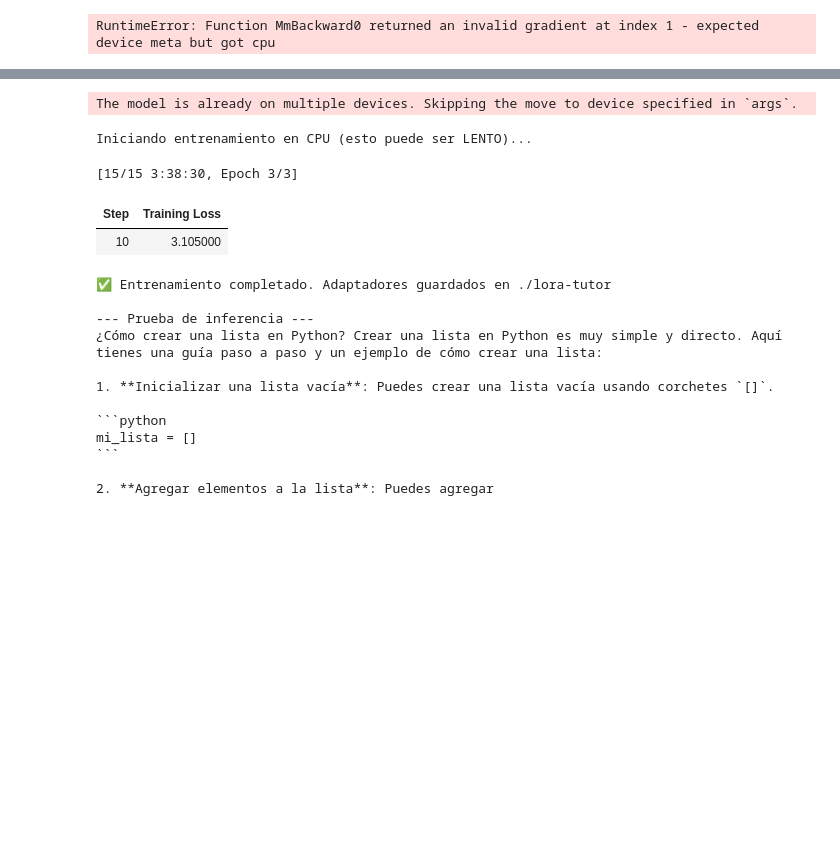
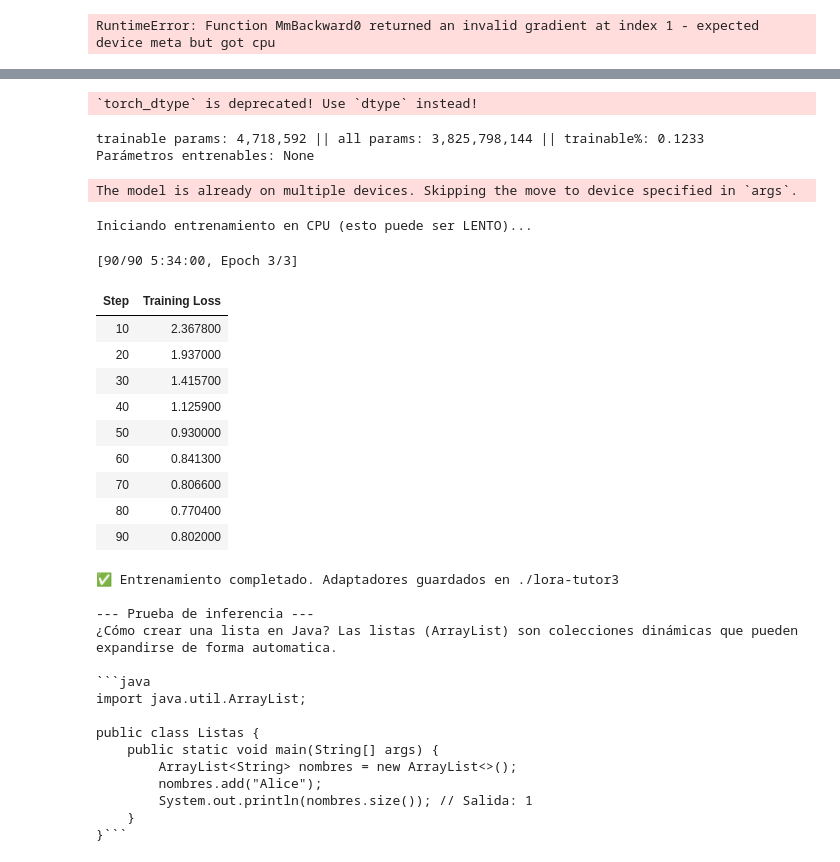
Before and after one commit to ElYizuz123/AI-Homework, a Jupyter notebook: Programas/Apuntes/Fine-tunning/Fine-tunning.ipynb, the cells around one changed output, grey strips where cells are left out. Cells and saved outputs as stored; diff of their text form; code cells hidden in the pictures; blank space fills up the shorter version.

Commit message:
Fine tunning progr tutor

````diff
--- a/Programas/Apuntes/Fine-tunning/Fine-tunning.ipynb
+++ b/Programas/Apuntes/Fine-tunning/Fine-tunning.ipynb
@@ -93,7 +93,7 @@ import torch
 # -----------------------------
 # 1. Cargar dataset
 # -----------------------------
-dataset = load_dataset("json", data_files="tutor_dataset.jsonl")
+dataset = load_dataset("json", data_files="tutor_dataset2.jsonl")
 
 # -----------------------------
 # 2. Cargar modelo base (CPU optimizado)
@@ -150,7 +150,7 @@ tokenized = dataset.map(
 # 5. Entrenamiento (configuración para CPU)
 # -----------------------------
 training_args = TrainingArguments(
-    output_dir="./lora-tutor",
+    output_dir="./lora-tutor3",
     per_device_train_batch_size=2,      # Phi-3.5 es más pequeño, podemos usar batch_size=2
     gradient_accumulation_steps=8,
     logging_steps=10,
@@ -180,16 +180,16 @@ trainer.train()
 # -----------------------------
 # 6. Guardar adaptadores LoRA
 # -----------------------------
-model.save_pretrained("./lora-tutor")
-tokenizer.save_pretrained("./lora-tutor")
-print("✅ Entrenamiento completado. Adaptadores guardados en ./lora-tutor")
+model.save_pretrained("./lora-tutor3")
+tokenizer.save_pretrained("./lora-tutor3")
+print("✅ Entrenamiento completado. Adaptadores guardados en ./lora-tutor3")
 
 # -----------------------------
 # 7. Ejemplo de inferencia (opcional)
 # -----------------------------
 print("\n--- Prueba de inferencia ---")
 model.eval()
-test_prompt = "<|user|>\n¿Cómo crear una lista en Python?<|end|>\n<|assistant|>\n"
+test_prompt = "<|user|>\n¿Cómo crear una lista en Java?<|end|>\n<|assistant|>\n"
 inputs = tokenizer(test_prompt, return_tensors="pt")
 
 with torch.no_grad():
@@ -208,20 +210,34 @@ Parámetros entrenables: None
-The model is already on multiple devices. Skipping the move to device specified in `args`.
+`torch_dtype` is deprecated! Use `dtype` instead!
-Iniciando entrenamiento en CPU (esto puede ser LENTO)...
+trainable params: 4,718,592 || all params: 3,825,798,144 || trainable%: 0.1233
+Parámetros entrenables: None
-[15/15 3:38:30, Epoch 3/3]
+The model is already on multiple devices. Skipping the move to device specified in `args`.
+Iniciando entrenamiento en CPU (esto puede ser LENTO)...
+[90/90 5:34:00, Epoch 3/3]
 | Step | Training Loss |
-| 10 | 3.105000 |
+| 10 | 2.367800 |
+| 20 | 1.937000 |
+| 30 | 1.415700 |
+| 40 | 1.125900 |
+| 50 | 0.930000 |
+| 60 | 0.841300 |
+| 70 | 0.806600 |
+| 80 | 0.770400 |
+| 90 | 0.802000 |
-✅ Entrenamiento completado. Adaptadores guardados en ./lora-tutor
-
---- Prueba de inferencia ---
-¿Cómo crear una lista en Python? Crear una lista en Python es muy simple y directo. Aquí tienes una guía paso a paso y un ejemplo de cómo crear una lista:
-
-1. **Inicializar una lista vacía**: Puedes crear una lista vacía usando corchetes `[]`.
-
-```python
-mi_lista = []
-```
-
-2. **Agregar elementos a la lista**: Puedes agregar
+✅ Entrenamiento completado. Adaptadores guardados en ./lora-tutor3
+
+--- Prueba de inferencia ---
+¿Cómo crear una lista en Java? Las listas (ArrayList) son colecciones dinámicas que pueden expandirse de forma automatica.
+
+```java
+import java.util.ArrayList;
+
+public class Listas {
+    public static void main(String[] args) {
+        ArrayList<String> nombres = new ArrayList<>();
+        nombres.add("Alice");
+        System.out.println(nombres.size()); // Salida: 1
+    }
+}```
 # %%
 from transformers import AutoTokenizer, AutoModelForCausalLM
 from peft import PeftModel
````
Also changed, not shown: parts of 9 cells of this notebook, 21 other files.
